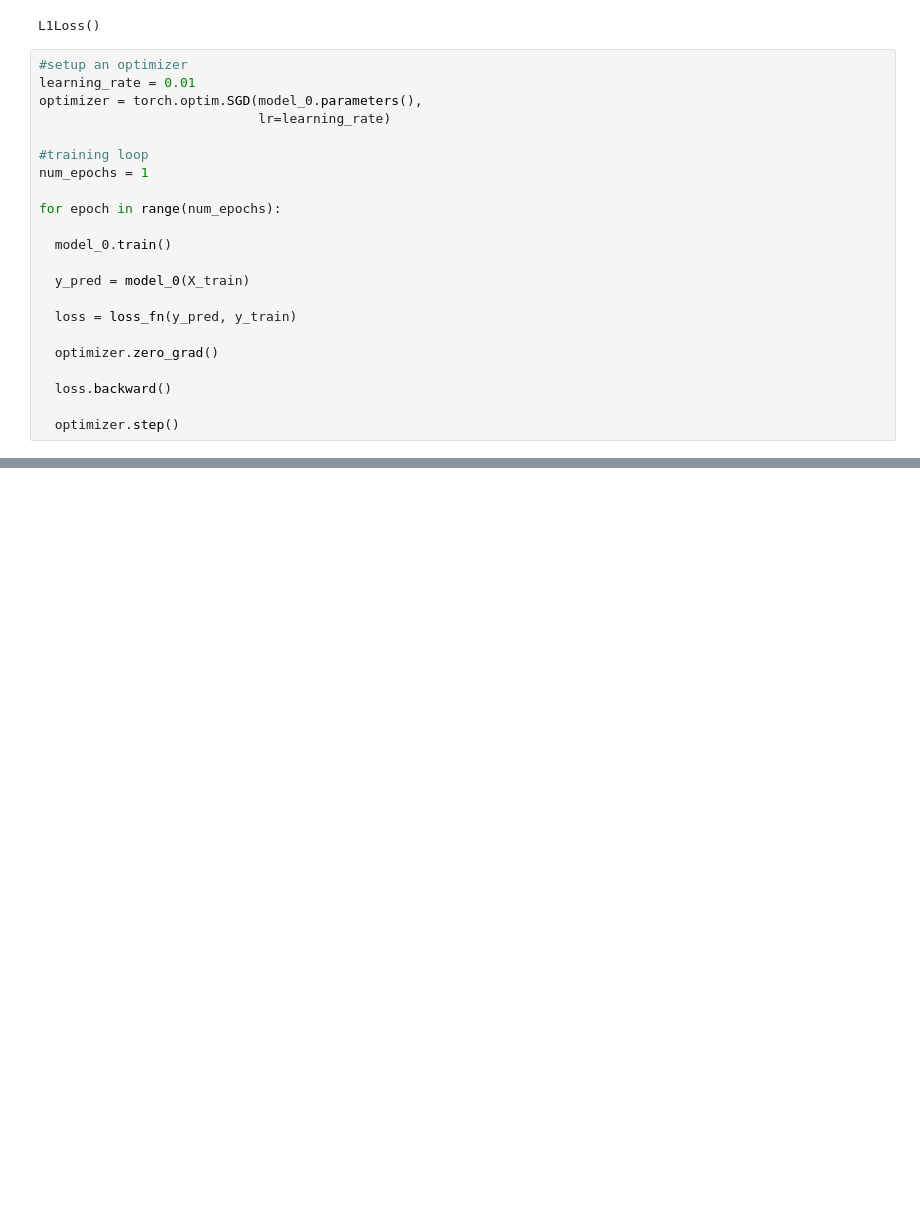
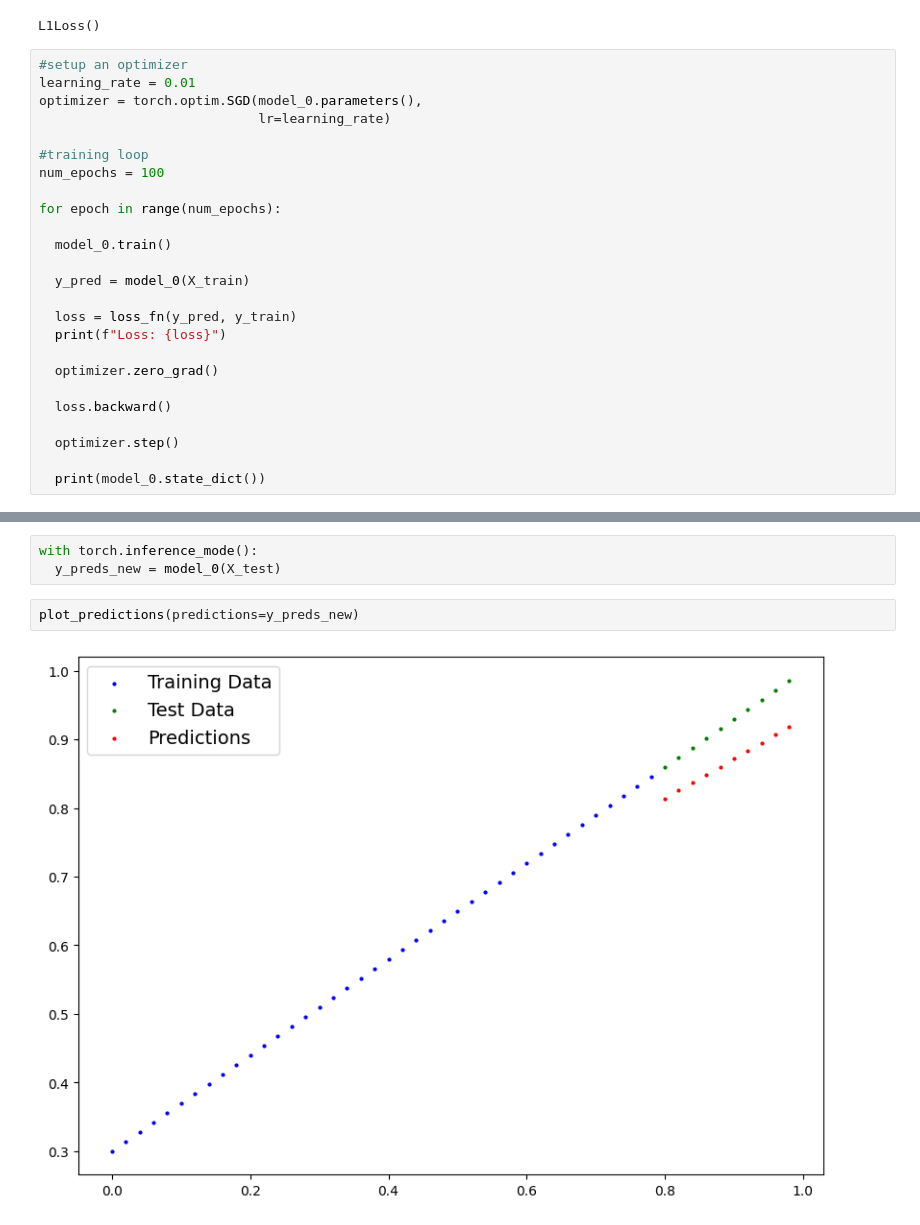
Before and after one commit to eric-sun92/pytorch_intro, a Jupyter notebook: 01_pytorch_workflow.ipynb, the cells around one changed output, grey strips where cells are left out. Drawn from its saved outputs; the diff is of its cells as text; blank space fills up the shorter version.

```diff
--- a/01_pytorch_workflow.ipynb
+++ b/01_pytorch_workflow.ipynb
@@ -199,7 +199,7 @@ optimizer = torch.optim.SGD(model_0.parameters(),
                             lr=learning_rate)
 
 #training loop
-num_epochs = 1
+num_epochs = 100
 
 for epoch in range(num_epochs):
 
@@ -208,9 +208,12 @@ for epoch in range(num_epochs):
   y_pred = model_0(X_train)
 
   loss = loss_fn(y_pred, y_train)
+  print(f"Loss: {loss}")
 
   optimizer.zero_grad()
 
   loss.backward()
 
   optimizer.step()
+
+  print(model_0.state_dict())
@@ -216,0 +238,7 @@ for epoch in range(num_epochs):
+# %%
+with torch.inference_mode():
+  y_preds_new = model_0(X_test)
+# %%
+plot_predictions(predictions=y_preds_new)
+# %% [output]
+[figure, added]
```
Also changed, not shown: parts of 5 cells of this notebook.
